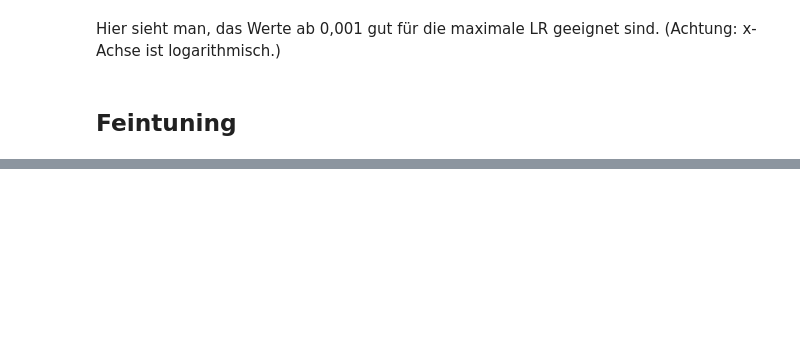
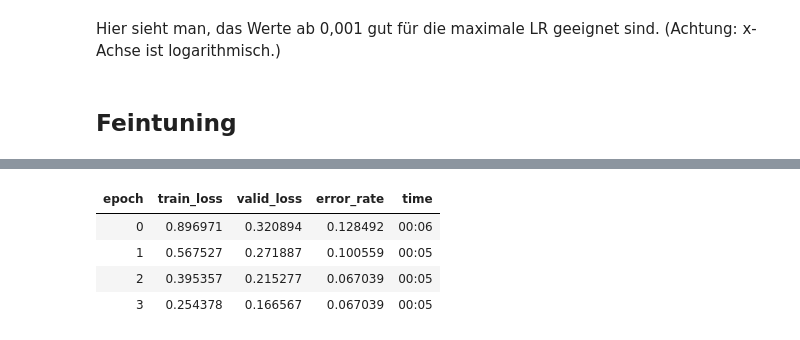
Before and after one commit to y-ph/exxwks-AI, a Jupyter notebook: 06-learning-rate.ipynb, the cells around one changed output, grey strips where cells are left out. Cells and saved outputs as stored; diff of their text form; code cells hidden in the pictures; blank space fills up the shorter version.

```diff
--- a/06-learning-rate.ipynb
+++ b/06-learning-rate.ipynb
@@ -114,0 +106,8 @@ Total time: 00:13
+# %%
+learn_unfreeze.fit_one_cycle(4, 3e-3)
+# %% [output]
+| epoch | train_loss | valid_loss | error_rate | time |
+| 0 | 0.896971 | 0.320894 | 0.128492 | 00:06 |
+| 1 | 0.567527 | 0.271887 | 0.100559 | 00:05 |
+| 2 | 0.395357 | 0.215277 | 0.067039 | 00:05 |
+| 3 | 0.254378 | 0.166567 | 0.067039 | 00:05 |
```
Also changed, not shown: parts of 17 cells of this notebook.
